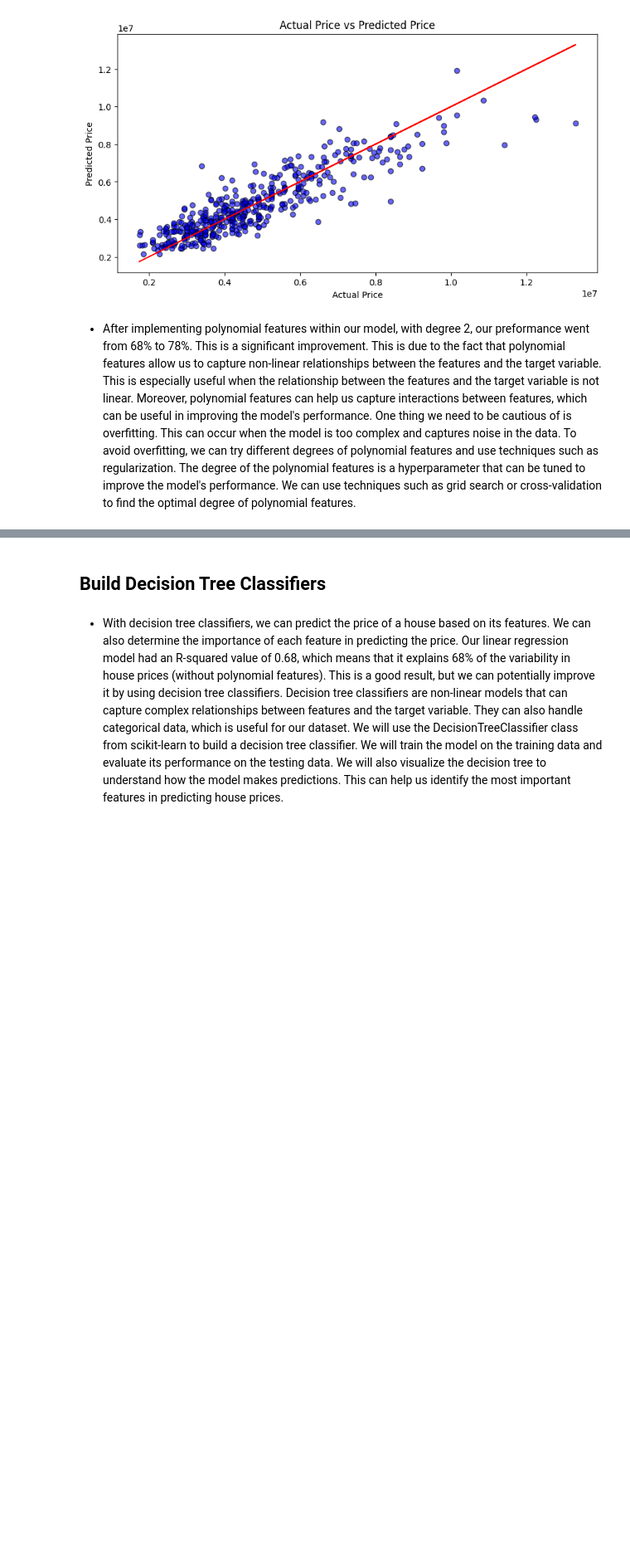
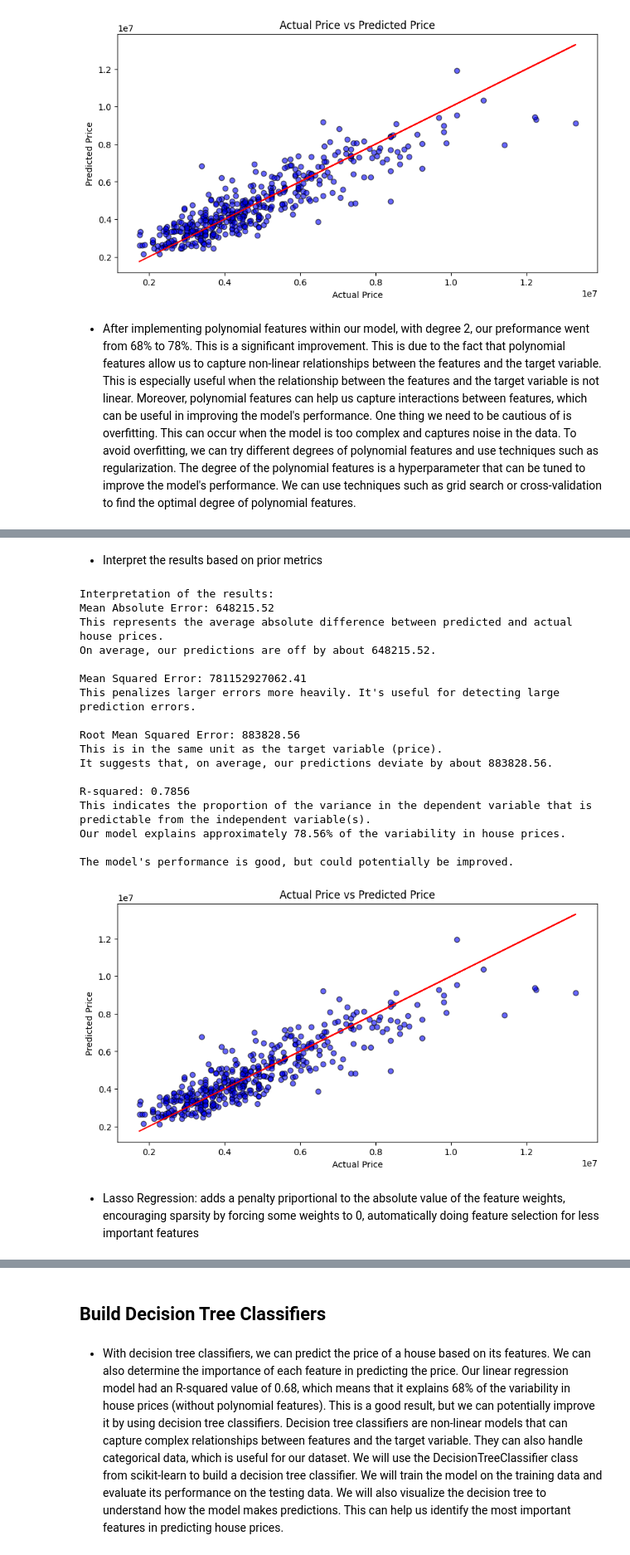
Before and after one commit to sgmalik/ML-Final-Project, a Jupyter notebook: main.ipynb, the cells around one changed output, grey strips where cells are left out. Shown: that part at 83% size. Drawn from its saved outputs; the diff is of its cells as text; code cells hidden in the pictures; blank space fills up the shorter version.

Commit message:
added regularization terms

```diff
--- a/main.ipynb
+++ b/main.ipynb
@@ -366,0 +366,9 @@ The model's performance is good, but could potentially be improved.
+# %%
+# Implement ridge regularization to improve the model
+ridge = Ridge(alpha=0.5) # alpha is the regularization strength, higher values of alpha will increase the penalty for coefficients
+# Train the model
+ridge.fit(X_train_poly, y_train)
+# Predict the target variable for the training data
+y_pred_ridge = ridge.predict(X_train_poly)
+# Display predicted price vs actual price
+print(pd.DataFrame({'Actual': y_train, 'Predicted': y_pred_ridge}))
@@ -366,0 +390,70 @@ The model's performance is good, but could potentially be improved.
+# %% [markdown]
+* Interpret the results based on prior metrics
+# %%
+# Interpret the results of adding the ridge term to the polynomial model
+meanAbsoluteError_ridge = mean_absolute_error(y_train, y_pred_ridge)
+meanSquaredError_ridge = mean_squared_error(y_train, y_pred_ridge)
+r2_ridge = r2_score(y_train, y_pred_ridge)
+
+# Interpret the results
+print("\nInterpretation of the results:")
+
+# Mean Absolute Error
+print(f"Mean Absolute Error: {meanAbsoluteError_ridge:.2f}")
+print("This represents the average absolute difference between predicted and actual house prices.")
+print(f"On average, our predictions are off by about {meanAbsoluteError_ridge:.2f}.")
+
+# Mean Squared Error
+print(f"\nMean Squared Error: {meanSquaredError_ridge:.2f}")
+print("This penalizes larger errors more heavily. It's useful for detecting large prediction errors.")
+
+# Root Mean Squared Error
+rmse_ridge = np.sqrt(meanSquaredError_ridge)
+print(f"\nRoot Mean Squared Error: {rmse_ridge:.2f}")
+print("This is in the same unit as the target variable (price).")
+print(f"It suggests that, on average, our predictions deviate by about {rmse_ridge:.2f}.")
+
+# R-squared
+print(f"\nR-squared: {r2_ridge:.4f}")
+print("This indicates the proportion of the variance in the dependent variable that is predictable from the independent variable(s).")
+print(f"Our model explains approximately {r2_ridge*100:.2f}% of the variability in house prices.")
+
+if r2_ridge < 0.5:
+    print("\nThe model's performance is poor. Consider feature engineering or trying different algorithms.")
+elif 0.5 <= r2_ridge < 0.7:
+    print("\nThe model's performance is moderate. There might be room for improvement.")
+elif 0.7 <= r2_ridge < 0.9:
+    print("\nThe model's performance is good, but could potentially be improved.")
+else:
+    print("\nThe model's performance is excellent, but be cautious of overfitting.")
+
+# Visualize the results
+plt.figure(figsize=(10, 5))
+plt.scatter(y_train, y_pred_ridge, color='blue', alpha=0.6, edgecolor='black', label='Actual vs Predicted Price')
+# regression line for perfect predictions
+plt.plot(y_train, y_train, color='red', label='Regression Line')
+plt.xlabel('Actual Price')
+plt.ylabel('Predicted Price')
+plt.title('Actual Price vs Predicted Price')
+plt.show()
+# %% [output]
+Interpretation of the results:
+Mean Absolute Error: 648215.52
+This represents the average absolute difference between predicted and actual house prices.
+On average, our predictions are off by about 648215.52.
+
+Mean Squared Error: 781152927062.41
+This penalizes larger errors more heavily. It's useful for detecting large prediction errors.
+
+Root Mean Squared Error: 883828.56
+This is in the same unit as the target variable (price).
+It suggests that, on average, our predictions deviate by about 883828.56.
+
+R-squared: 0.7856
+This indicates the proportion of the variance in the dependent variable that is predictable from the independent variable(s).
+Our model explains approximately 78.56% of the variability in house prices.
+
+The model's performance is good, but could potentially be improved.
+[figure, added]
+# %% [markdown]
+* Lasso Regression: adds a penalty priportional to the absolute value of the feature weights, encouraging sparsity by forcing some weights to 0, automatically doing feature selection for less important features
```
Also changed, not shown: parts of 9 cells of this notebook.
